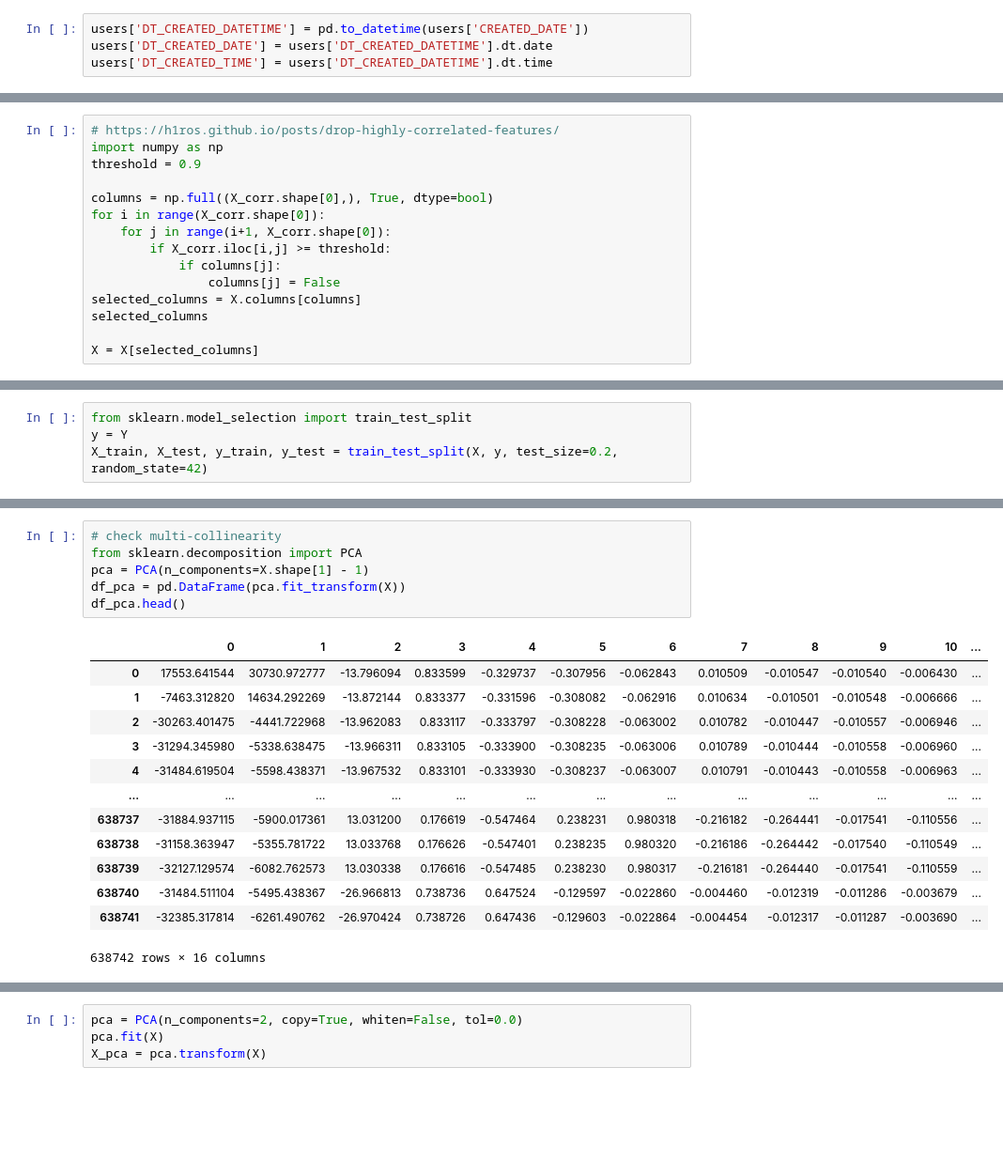
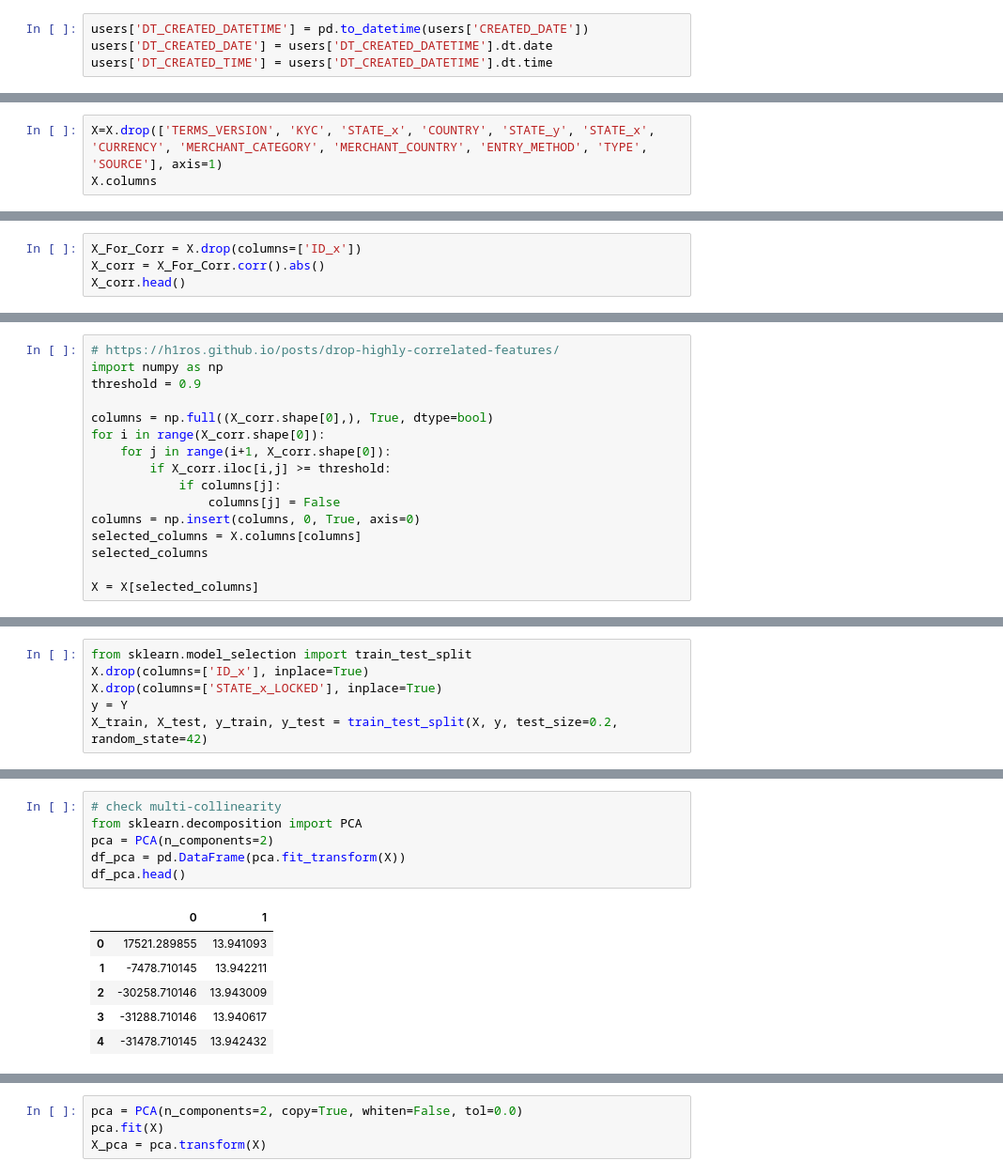
Before and after one commit to schraj/shallow-algo-data-projects, a Jupyter notebook: 1. Fraud Detection.ipynb, the cells around one changed output, grey strips where cells are left out. Shown at 94% size. Drawn from its saved outputs; the diff is of its cells as text; blank space fills up the shorter version.

```diff
--- a/1. Fraud Detection.ipynb
+++ b/1. Fraud Detection.ipynb
@@ -397,0 +519,3 @@ X_corr.head()
+# %%
+X=X.drop(['TERMS_VERSION', 'KYC', 'STATE_x', 'COUNTRY', 'STATE_y', 'STATE_x', 'CURRENCY', 'MERCHANT_CATEGORY', 'MERCHANT_COUNTRY', 'ENTRY_METHOD', 'TYPE', 'SOURCE'], axis=1)
+X.columns
@@ -397,0 +532,4 @@ X_corr.head()
+# %%
+X_For_Corr = X.drop(columns=['ID_x'])
+X_corr = X_For_Corr.corr().abs()
+X_corr.head()
@@ -411,6 +565,7 @@ for i in range(X_corr.shape[0]):
         if X_corr.iloc[i,j] >= threshold:
             if columns[j]:
                 columns[j] = False
+columns = np.insert(columns, 0, True, axis=0)
 selected_columns = X.columns[columns]
 selected_columns
 
@@ -418,5 +612,7 @@ X = X[selected_columns]
 # %%
 from sklearn.model_selection import train_test_split
+X.drop(columns=['ID_x'], inplace=True)
+X.drop(columns=['STATE_x_LOCKED'], inplace=True)
 y = Y
 X_train, X_test, y_train, y_test = train_test_split(X, y, test_size=0.2, random_state=42)
 # %%
@@ -579,23 +770,16 @@ print(linear.feature_names_in_)
 # %%
 # check multi-collinearity
 from sklearn.decomposition import PCA
-pca = PCA(n_components=X.shape[1] - 1)
+pca = PCA(n_components=2)
 df_pca = pd.DataFrame(pca.fit_transform(X))
 df_pca.head()
 # %% [output]
-|  | 0 | 1 | 2 | 3 | 4 | 5 | 6 | 7 | 8 | 9 | 10 | ... |
-| 0 | 17553.641544 | 30730.972777 | -13.796094 | 0.833599 | -0.329737 | -0.307956 | -0.062843 | 0.010509 | -0.010547 | -0.010540 | -0.006430 | ... |
-| 1 | -7463.312820 | 14634.292269 | -13.872144 | 0.833377 | -0.331596 | -0.308082 | -0.062916 | 0.010634 | -0.010501 | -0.010548 | -0.006666 | ... |
-| 2 | -30263.401475 | -4441.722968 | -13.962083 | 0.833117 | -0.333797 | -0.308228 | -0.063002 | 0.010782 | -0.010447 | -0.010557 | -0.006946 | ... |
-| 3 | -31294.345980 | -5338.638475 | -13.966311 | 0.833105 | -0.333900 | -0.308235 | -0.063006 | 0.010789 | -0.010444 | -0.010558 | -0.006960 | ... |
-| 4 | -31484.619504 | -5598.438371 | -13.967532 | 0.833101 | -0.333930 | -0.308237 | -0.063007 | 0.010791 | -0.010443 | -0.010558 | -0.006963 | ... |
-| ... | ... | ... | ... | ... | ... | ... | ... | ... | ... | ... | ... | ... |
-| 638737 | -31884.937115 | -5900.017361 | 13.031200 | 0.176619 | -0.547464 | 0.238231 | 0.980318 | -0.216182 | -0.264441 | -0.017541 | -0.110556 | ... |
-| 638738 | -31158.363947 | -5355.781722 | 13.033768 | 0.176626 | -0.547401 | 0.238235 | 0.980320 | -0.216186 | -0.264442 | -0.017540 | -0.110549 | ... |
-| 638739 | -32127.129574 | -6082.762573 | 13.030338 | 0.176616 | -0.547485 | 0.238230 | 0.980317 | -0.216181 | -0.264440 | -0.017541 | -0.110559 | ... |
-| 638740 | -31484.511104 | -5495.438367 | -26.966813 | 0.738736 | 0.647524 | -0.129597 | -0.022860 | -0.004460 | -0.012319 | -0.011286 | -0.003679 | ... |
-| 638741 | -32385.317814 | -6261.490762 | -26.970424 | 0.738726 | 0.647436 | -0.129603 | -0.022864 | -0.004454 | -0.012317 | -0.011287 | -0.003690 | ... |
+|  | 0 | 1 |
+| 0 | 17521.289855 | 13.941093 |
+| 1 | -7478.710145 | 13.942211 |
+| 2 | -30258.710146 | 13.943009 |
+| 3 | -31288.710146 | 13.940617 |
+| 4 | -31478.710145 | 13.942432 |
-638742 rows × 16 columns
 # %%
 fig, axes = plt.subplots(1, 2, figsize=(9, 3))
 axes[0].plot(pca.explained_variance_);
```
Also changed, not shown: parts of 111 cells of this notebook.
